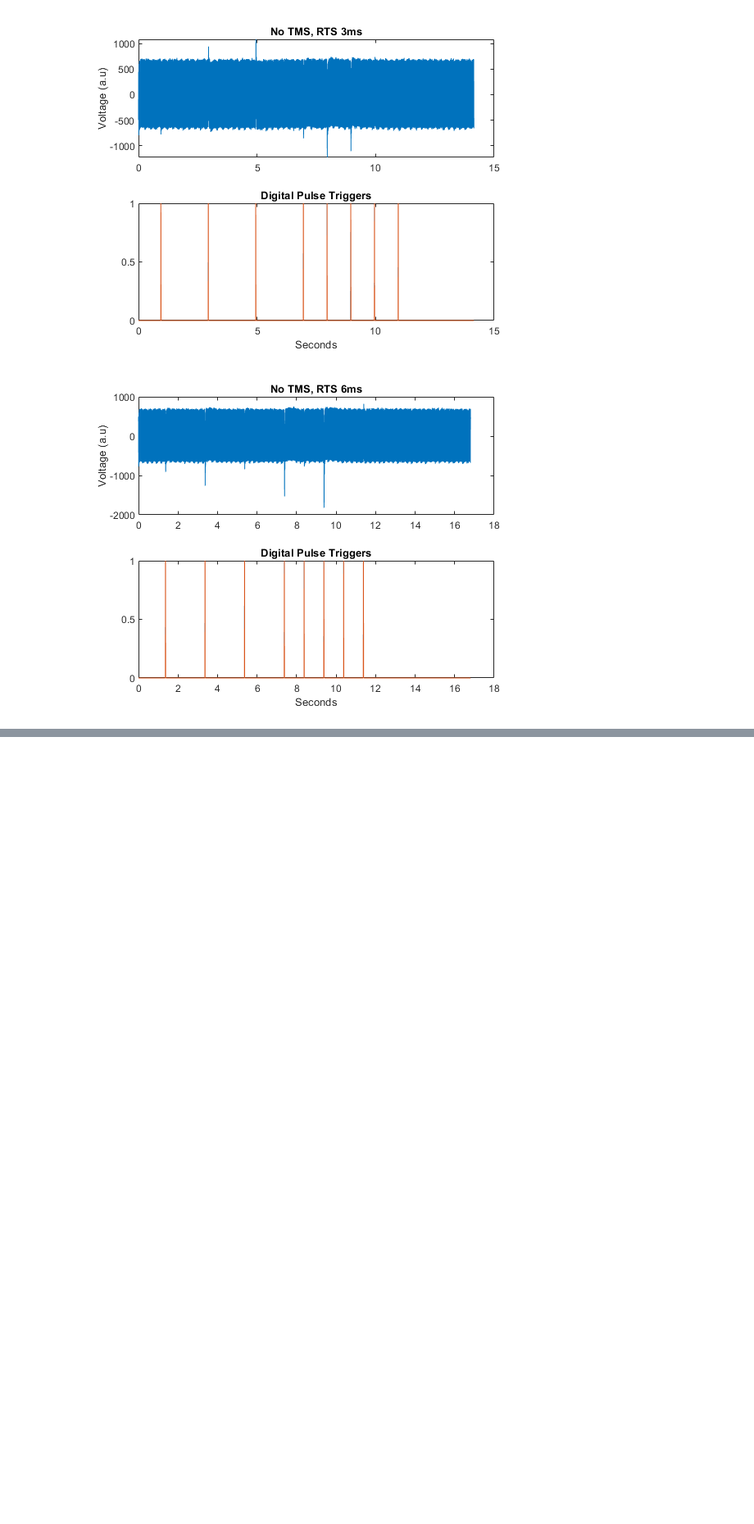
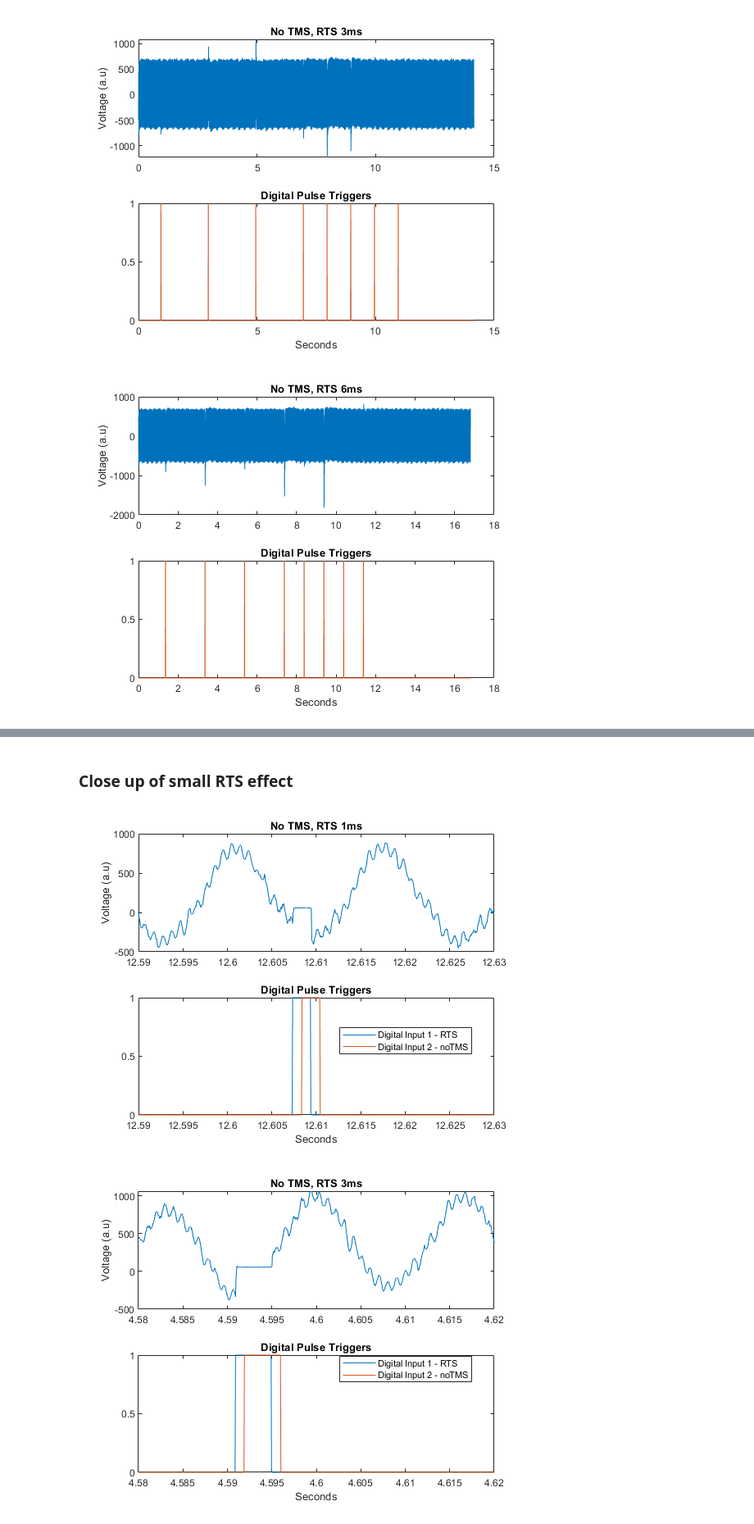
Before and after one commit to platt-labs/TNI_phantom_tests, a Jupyter notebook: IntanPlexonPhantomTests_20190621.ipynb, the cells around one changed output, grey strips where cells are left out. Shown at 82% size. Cells and saved outputs as stored; diff of their text form; code cells hidden in the pictures; blank space fills up the shorter version.

```diff
--- a/IntanPlexonPhantomTests_20190621.ipynb
+++ b/IntanPlexonPhantomTests_20190621.ipynb
@@ -876,0 +1047,57 @@ title('Digital Pulse Triggers')
+# %% [markdown]
+### Close up of small RTS effect
+# %%
+figure
+subplot(2,1,1)
+plot(time_axis_NoTMS_RTS6ms_BWd,NoTMS_RTS6ms_BWd_v)
+xlim([9.76 9.8])
+ylabel('Voltage (a.u)')
+title('No TMS, RTS 6ms')
+subplot(2,1,2)
+plot(time_axis_NoTMS_RTS6ms_BWd, NoTMS_RTS6ms_BWd_dig1,'DisplayName', 'Digital Input 1 - RTS')
+hold on
+plot(time_axis_NoTMS_RTS6ms_BWd, NNoTMS_RTS6ms_BWd_dig2,'DisplayName', 'Digital Input 2 - noTMS')
+hold off
+xlim([9.76 9.8])
+xlabel('Seconds')
+title('Digital Pulse Triggers')
+legend TOGGLE
+legend('Location','Best')
+
+figure
+subplot(2,1,1)
+plot(time_axis_NoTMS_RTS3ms_BWd,NoTMS_RTS3ms_BWd_v)
+xlim([4.58 4.62])
+ylabel('Voltage (a.u)')
+title('No TMS, RTS 3ms')
+subplot(2,1,2)
+plot(time_axis_NoTMS_RTS3ms_BWd, NoTMS_RTS3ms_BWd_dig1,'DisplayName', 'Digital Input 1 - RTS')
+hold on
+plot(time_axis_NoTMS_RTS3ms_BWd, NNoTMS_RTS3ms_BWd_dig2,'DisplayName', 'Digital Input 2 - noTMS')
+hold off
+xlim([4.58 4.62])
+xlabel('Seconds')
+title('Digital Pulse Triggers')
+legend TOGGLE
+legend('Location','Best')
+
+
+figure
+subplot(2,1,1)
+plot(time_axis_NoTMS_RTS1ms_BWd,NoTMS_RTS1ms_BWd_v)
+xlim([12.59 12.63])
+ylabel('Voltage (a.u)')
+title('No TMS, RTS 1ms')
+subplot(2,1,2)
+plot(time_axis_NoTMS_RTS1ms_BWd, NoTMS_RTS1ms_BWd_dig1,'DisplayName', 'Digital Input 1 - RTS')
+hold on
+plot(time_axis_NoTMS_RTS1ms_BWd, NNoTMS_RTS1ms_BWd_dig2,'DisplayName', 'Digital Input 2 - noTMS')
+hold off
+xlim([12.59 12.63])
+xlabel('Seconds')
+title('Digital Pulse Triggers')
+legend TOGGLE
+legend('Location','Best')
+# %% [output]
+[figure, added]
+[figure, added]
```
Also changed, not shown: parts of 30 cells of this notebook.
